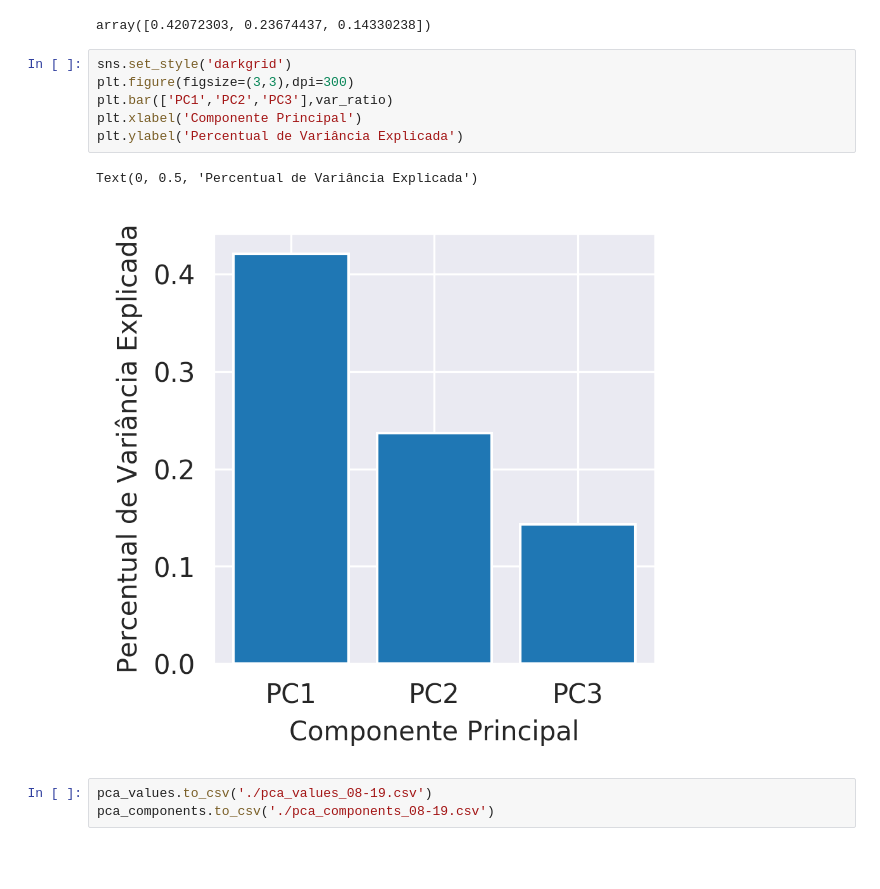
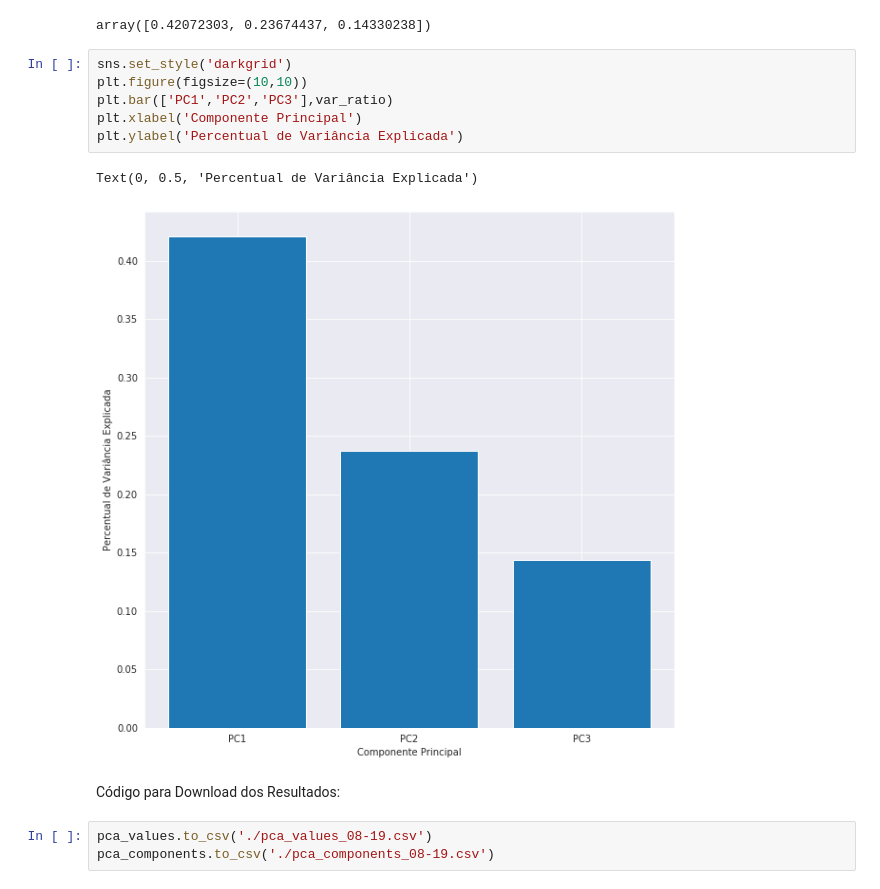
Before and after one commit to andrefellipe/ccd, a Jupyter notebook: baseline.ipynb, the cells around one changed output. Saved outputs shown, nothing was run; the diff lists cells and outputs as text; blank space fills up the shorter version.

```diff
--- a/baseline.ipynb
+++ b/baseline.ipynb
@@ -531,13 +575,15 @@ var_ratio
 array([0.42072303, 0.23674437, 0.14330238])
 # %%
 sns.set_style('darkgrid')
-plt.figure(figsize=(3,3),dpi=300)
+plt.figure(figsize=(10,10))
 plt.bar(['PC1','PC2','PC3'],var_ratio)
 plt.xlabel('Componente Principal')
 plt.ylabel('Percentual de Variância Explicada')
 # %% [output]
 Text(0, 0.5, 'Percentual de Variância Explicada')
-[figure, old version]
+[figure, new version]
+# %% [markdown]
+Código para Download dos Resultados:
 # %%
 pca_values.to_csv('./pca_values_08-19.csv')
 pca_components.to_csv('./pca_components_08-19.csv')
```
Also changed, not shown: parts of 46 cells of this notebook.
